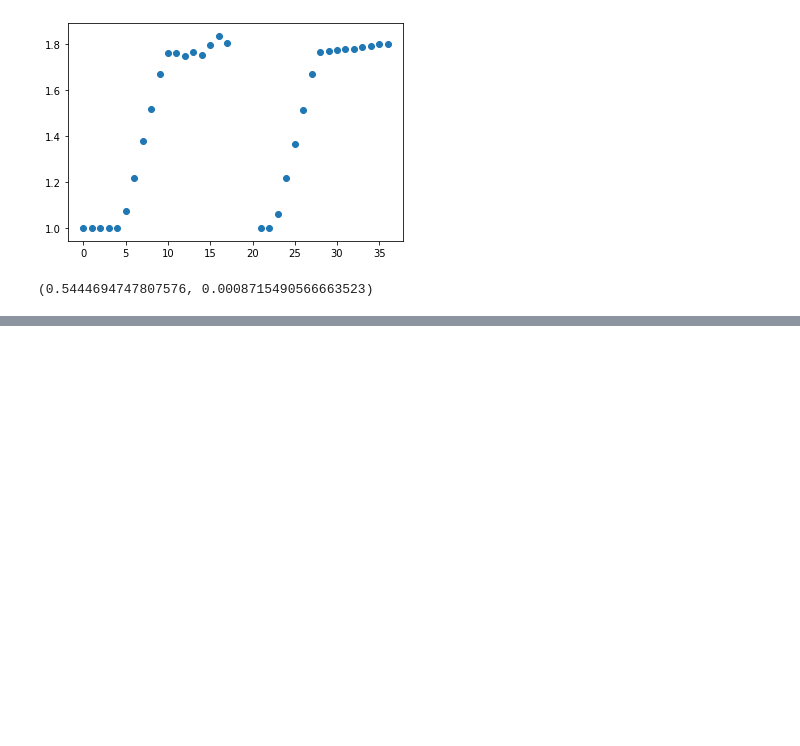
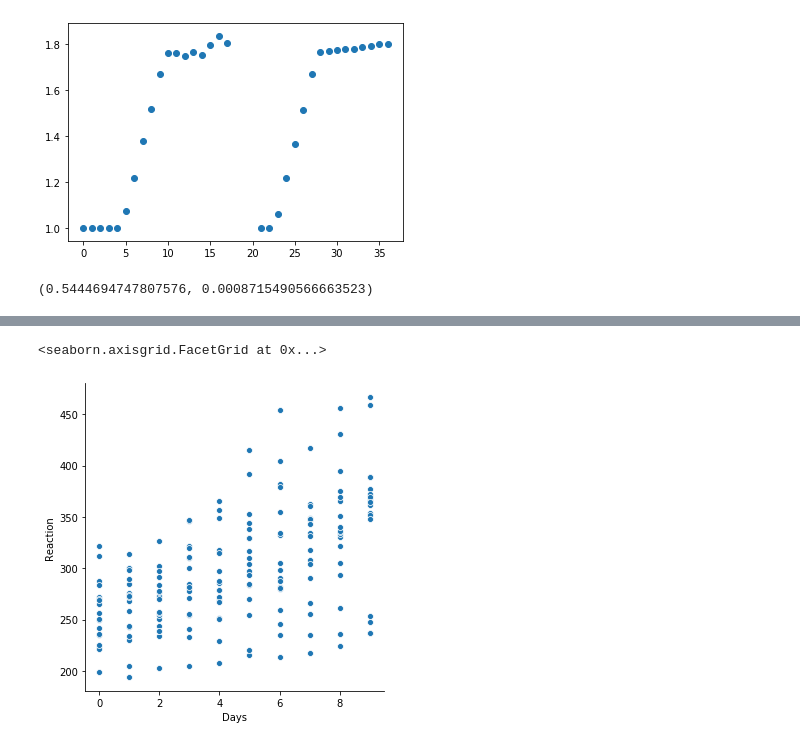
Before and after one commit to Yongliang-Shi/statistics-exercises, a Jupyter notebook: hypothesis_testing.ipynb, the cells around one changed output, grey strips where cells are left out. Cells and saved outputs as stored; diff of their text form; code cells hidden in the pictures; blank space fills up the shorter version.

Commit message:
completed hypothesis testing for sleepstudy

```diff
--- a/hypothesis_testing.ipynb
+++ b/hypothesis_testing.ipynb
@@ -969,0 +974,5 @@ r, p
+# %%
+# Load the seelpstudy data
+
+sleepstudy = data('sleepstudy')
+sleepstudy.head()
@@ -969,0 +999,7 @@ r, p
+# %%
+# A. Scatter plot the data
+
+sns.relplot(x='Days', y='Reaction', data=sleepstudy)
+# %% [output]
+<seaborn.axisgrid.FacetGrid at 0x...>
+[figure, added]
```
Also changed, not shown: parts of 9 cells of this notebook.
